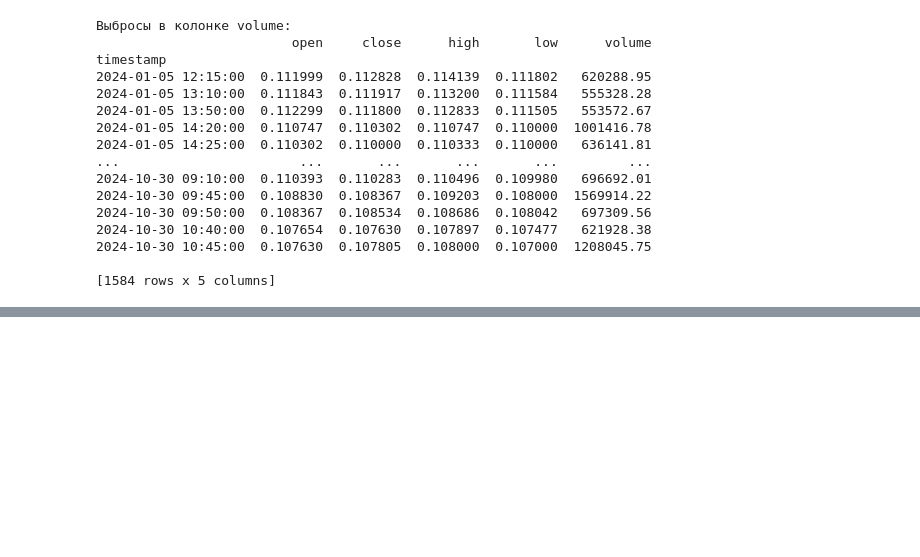
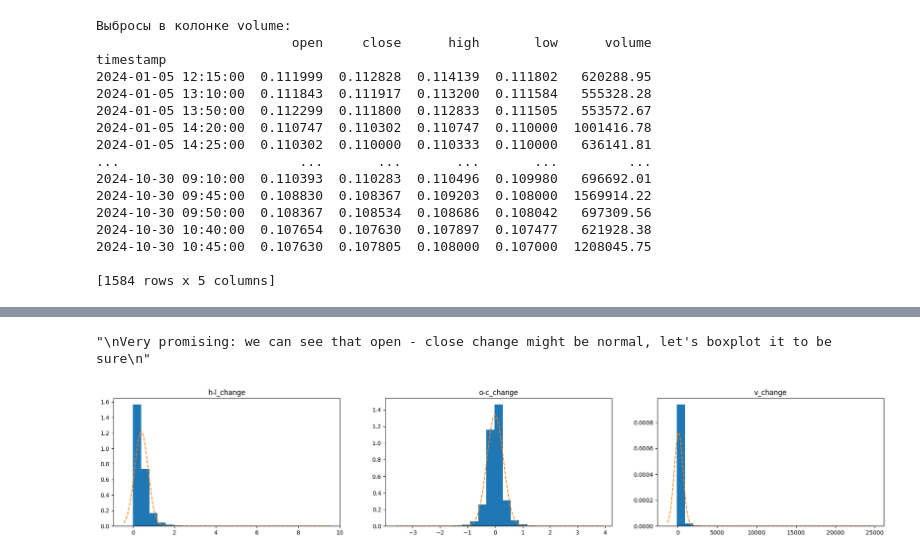
Before and after one commit to Howmanyeyes/ML_2024, a Jupyter notebook: DZ_1.ipynb, the cells around one changed output, grey strips where cells are left out. Cells and saved outputs as stored; diff of their text form; code cells hidden in the pictures; blank space fills up the shorter version.

```diff
--- a/DZ_1.ipynb
+++ b/DZ_1.ipynb
@@ -247,0 +296,29 @@ timestamp
+# %%
+"""
+Now let's see if data is normalized
+"""
+
+keys = ['h-l_change', 'o-c_change', 'v_change']
+fig, axes = plt.subplots(ncols=len(keys))
+fig.set_size_inches(8 * len(keys), 4)
+axes = axes.flatten()
+
+for key, ax in zip(keys, axes):
+    ax.hist(df[key], density=True, bins=23)
+
+    loc = df[key].mean()
+    scale = df[key].std()
+
+    x_left, x_right = ax.get_xlim()
+    x = np.linspace(x_left, x_right, 10000)
+    y = stats.norm.pdf(x, loc=loc, scale=scale)
+
+    ax.plot(x, y, linestyle='dashed')
+    ax.set_title(key)
+
+"""
+Very promising: we can see that open - close change might be normal, let's boxplot it to be sure
+"""
+# %% [output]
+"\nVery promising: we can see that open - close change might be normal, let's boxplot it to be sure\n"
+[figure, added]
```
Also changed, not shown: parts of 11 cells of this notebook.
